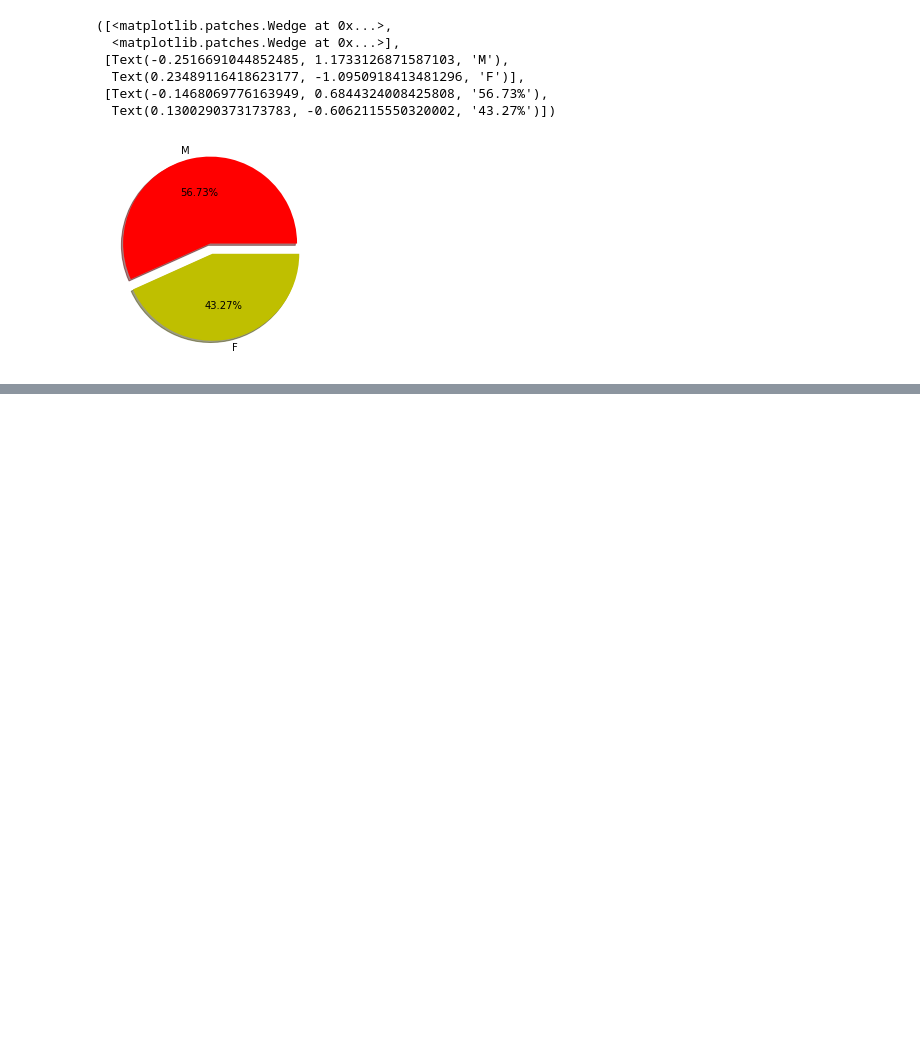
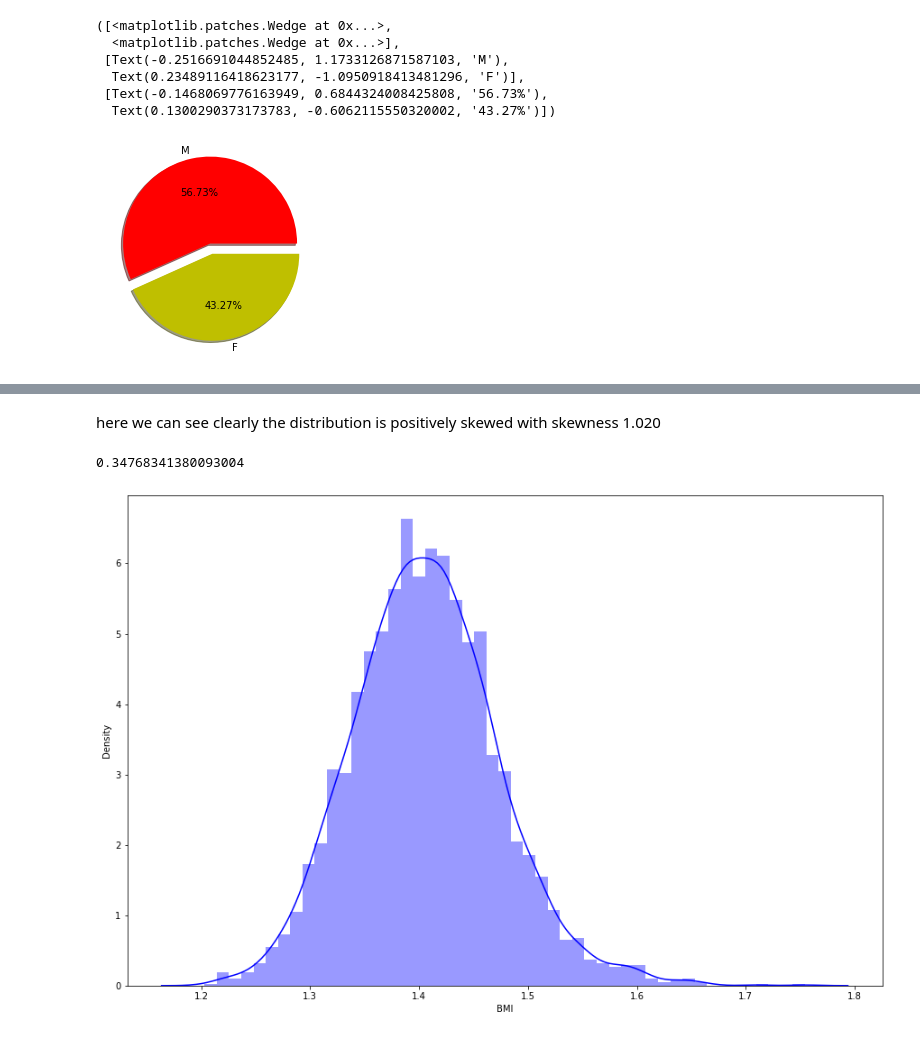
Before and after one commit to Shambhurajdesai/Capstone-3---Cardio-Vascular-Risk--Classification, a Jupyter notebook: Cardio_Vascular_Risk_Capstone_3.ipynb, the cells around one changed output, grey strips where cells are left out. Saved outputs shown, nothing was run; the diff lists cells and outputs as text; code cells hidden in the pictures; blank space fills up the shorter version.

```diff
--- a/Cardio_Vascular_Risk_Capstone_3.ipynb
+++ b/Cardio_Vascular_Risk_Capstone_3.ipynb
@@ -345,0 +390,12 @@ plt.pie(df['sex'].value_counts(),shadow=True,labels=['M','F'],colors=('r','y'),a
+# %% [markdown]
+here we can see clearly the distribution is positively skewed with skewness 1.020
+# %%
+#here we use log transformation for making data normally distributed
+fig = plt.figure(figsize=(15,10))
+ax = fig.gca()
+sns.distplot(np.log10(df['BMI']),color = 'b')
+
+np.log10(df['BMI']).skew()
+# %% [output]
+0.34768341380093004
+[figure, added]
```
Also changed, not shown: parts of 30 cells of this notebook.
